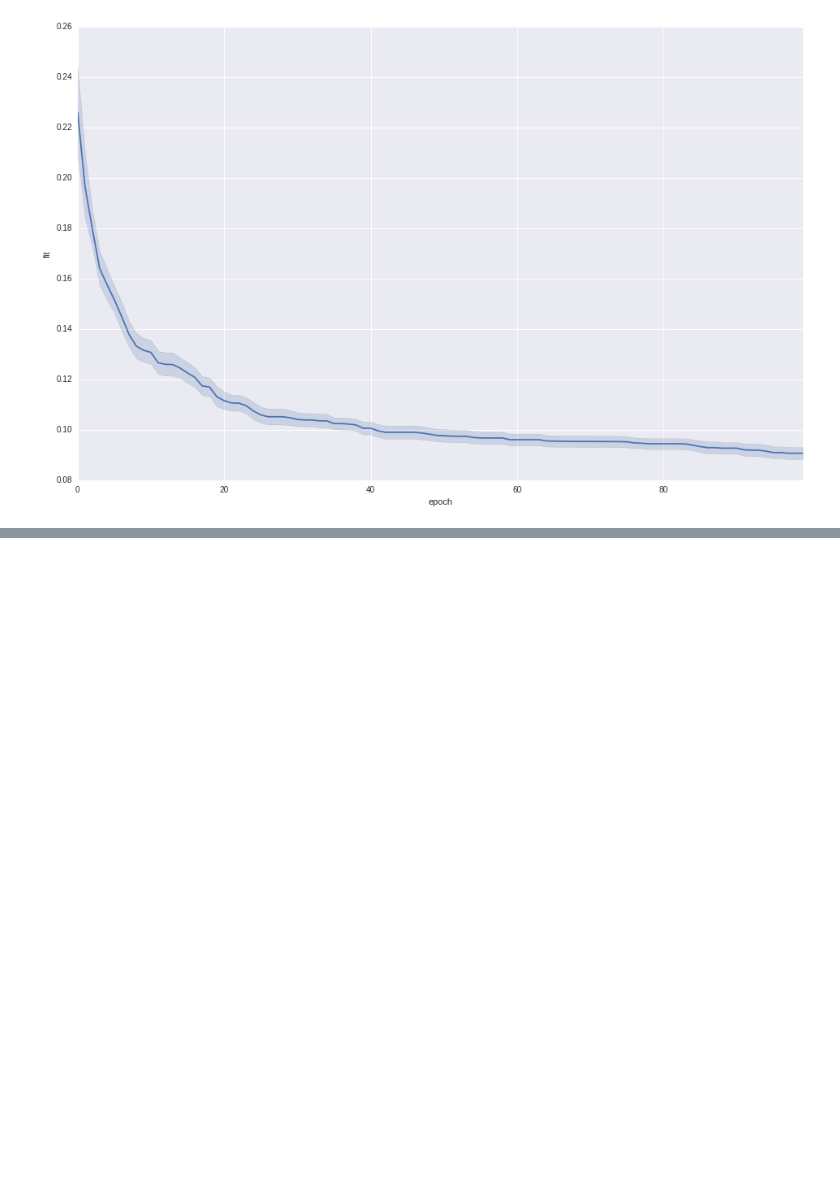
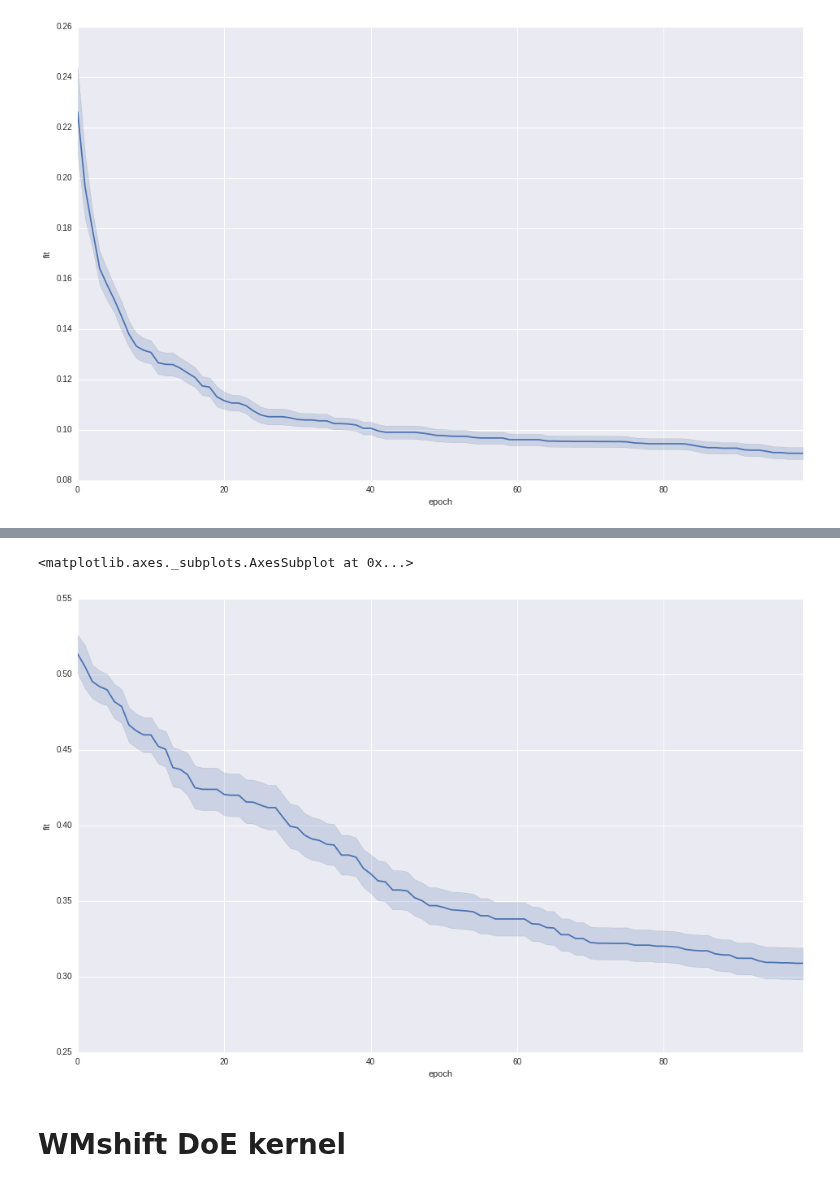
Before and after one commit to bchappet/dnfpy, a Jupyter notebook: src/dnfpyUtils/optimisation/Test SPSO DNF.ipynb, the cells around one changed output, grey strips where cells are left out. Saved outputs shown, nothing was run; the diff lists cells and outputs as text; code cells hidden in the pictures; blank space fills up the shorter version.

```diff
--- a/src/dnfpyUtils/optimisation/Test SPSO DNF.ipynb
+++ b/src/dnfpyUtils/optimisation/Test SPSO DNF.ipynb
@@ -71,0 +68,4 @@ from dnfpyUtils.stats.errorShape import ErrorShape
+# %%
+constantParamsDict =  dict(size=49,dt=0.1,dim=2,model='spike',activation='step',lateral="step",wrap=False)
+listParam = ["iExc","iInh","wExc","wInh"]
+bounds = (np.array([0,0,1e-3,1e-3]), np.array([5,1,1,1]))
@@ -72,3 +140,11 @@ from dnfpyUtils.stats.errorShape import ErrorShape
+# %%
+plt.figure(figsize=(16,10))
+sns.tsplot(time='epoch',value='fit',unit='i',data=df)
+# %% [output]
+<matplotlib.axes._subplots.AxesSubplot at 0x...>
+[figure, added]
+# %% [markdown]
+# WMshift DoE kernel
 # %%
 constantParamsDict =  dict(size=49,dt=0.1,dim=2,model='spike',activation='step',lateral="dog",wrap=False)
 listParam = ["iExc","iInh","wExc","wInh"]
```
Also changed, not shown: parts of 22 cells of this notebook, 16 other files.
